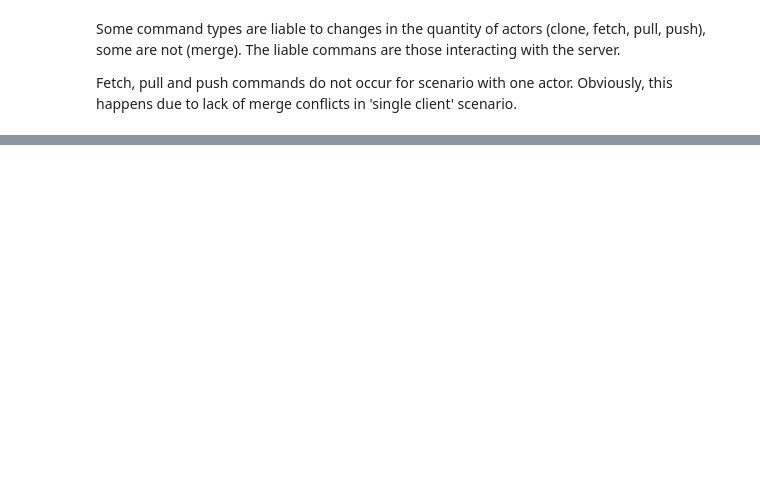
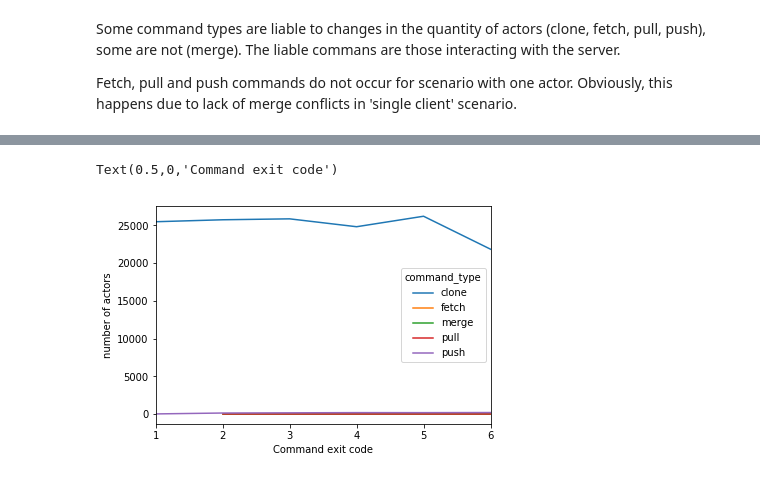
Before and after one commit to zacateras/loadtest-git-server-with-pulsar, a Jupyter notebook: report.ipynb, the cells around one changed output, grey strips where cells are left out. Cells and saved outputs as stored; diff of their text form; code cells hidden in the pictures; blank space fills up the shorter version.

```diff
--- a/report.ipynb
+++ b/report.ipynb
@@ -54,0 +81,10 @@ Fetch, pull and push commands do not occur for scenario with one actor. Obviousl
+# %%
+ax = df.groupby(['cycle_actor_count', 'command_type'])['command_exit_code']\
+    .mean()\
+    .unstack()\
+    .plot()
+ax.set_ylabel('number of actors')
+ax.set_xlabel('Command exit code')
+# %% [output]
+Text(0.5,0,'Command exit code')
+[figure, added]
```
Also changed, not shown: parts of 7 cells of this notebook.
